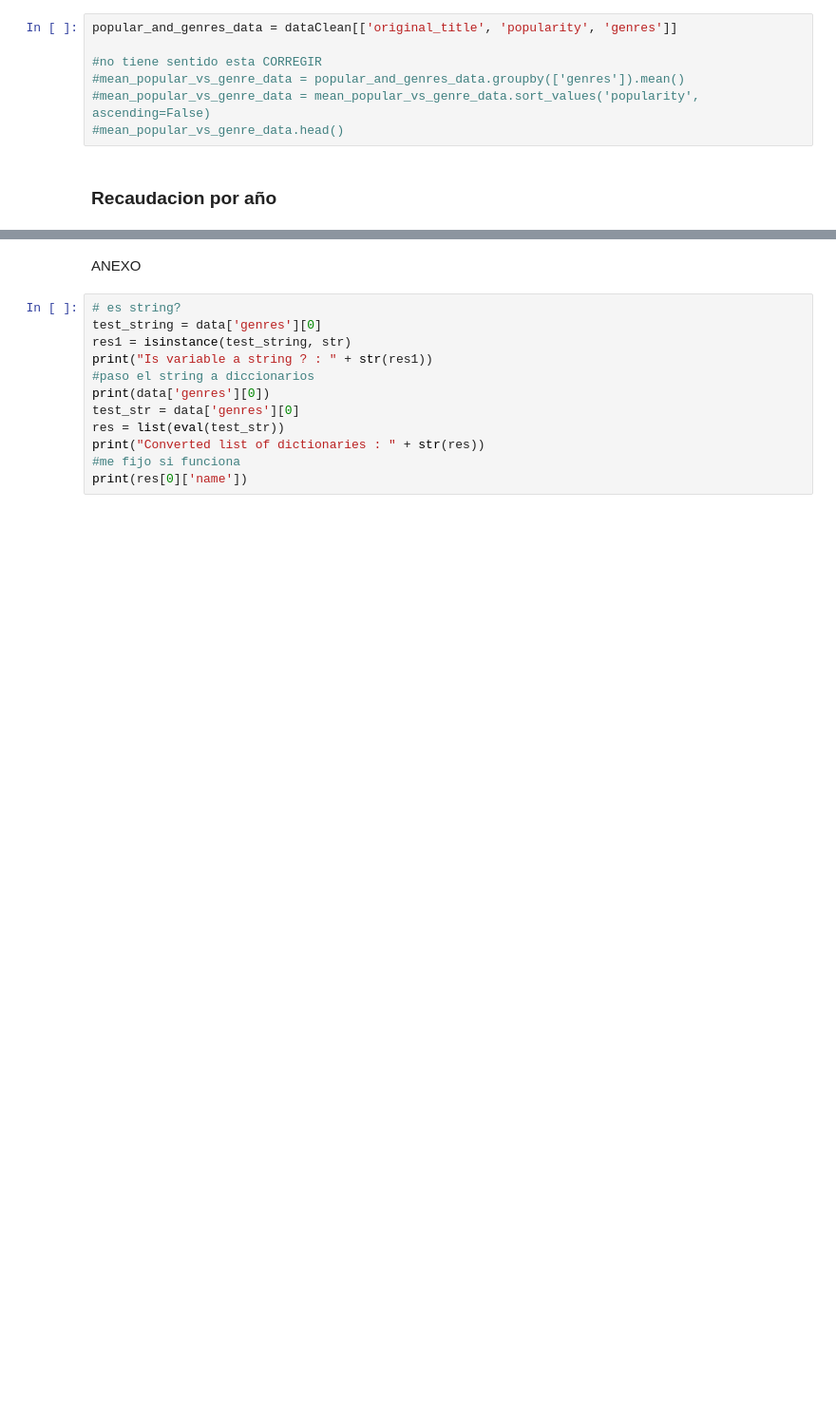
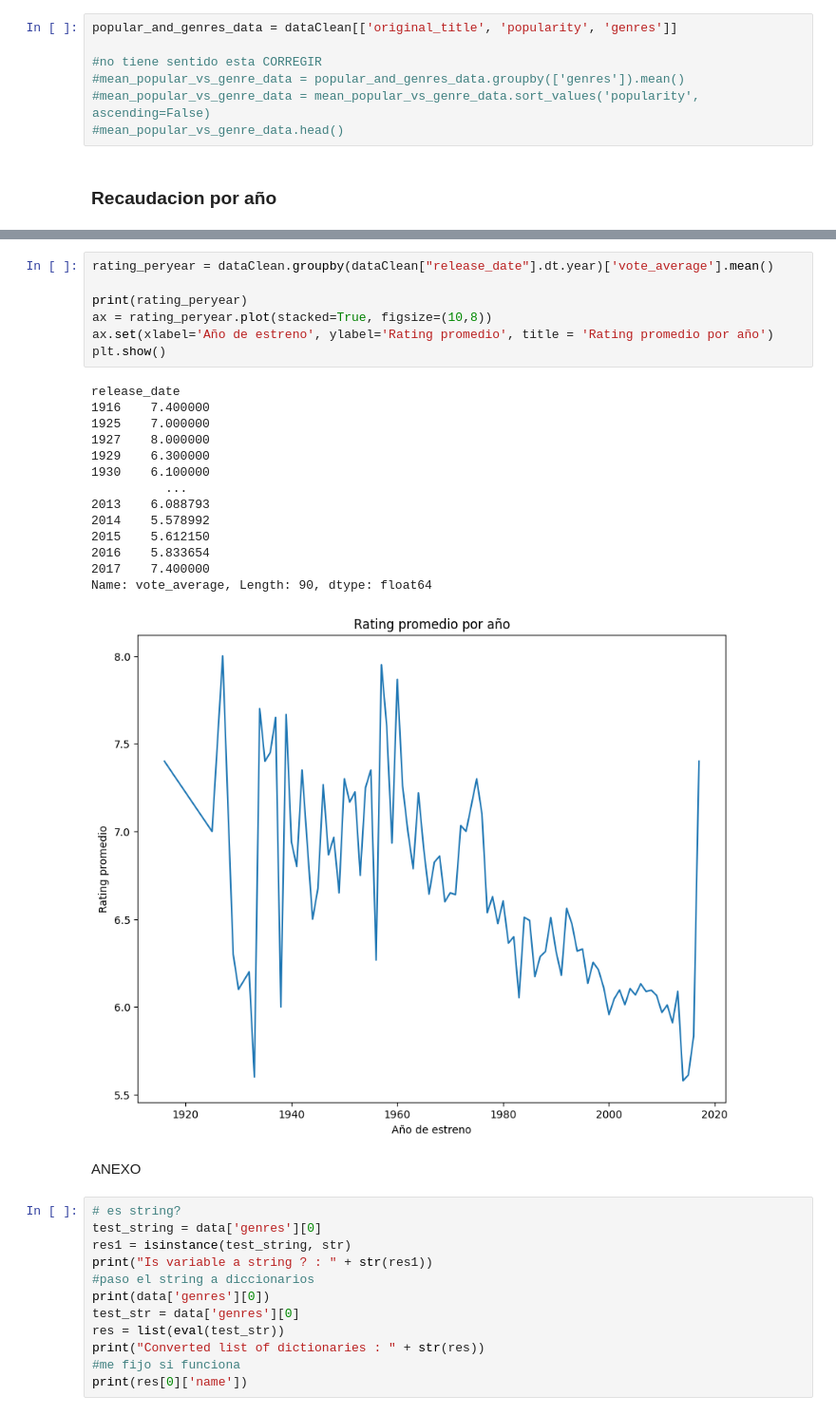
Before and after one commit to AleGallart/SATPython, a Jupyter notebook: Notebook.ipynb, the cells around one changed output, grey strips where cells are left out. Shown: that part at 95% size. Cells and saved outputs as stored; diff of their text form; blank space fills up the shorter version.

```diff
--- a/Notebook.ipynb
+++ b/Notebook.ipynb
@@ -214,3 +266,25 @@ The movie industry made the highest profit in 2012 .
+# %%
+rating_peryear = dataClean.groupby(dataClean["release_date"].dt.year)['vote_average'].mean()
+
+print(rating_peryear)
+ax = rating_peryear.plot(stacked=True, figsize=(10,8))
+ax.set(xlabel='Año de estreno', ylabel='Rating promedio', title = 'Rating promedio por año')
+plt.show()
+# %% [output]
+release_date
+1916    7.400000
+1925    7.000000
+1927    8.000000
+1929    6.300000
+1930    6.100000
+          ...
+2013    6.088793
+2014    5.578992
+2015    5.612150
+2016    5.833654
+2017    7.400000
+Name: vote_average, Length: 90, dtype: float64
+[figure, added]
 # %% [markdown]
 ANEXO
 # %%
```
Also changed, not shown: parts of 11 cells of this notebook.
